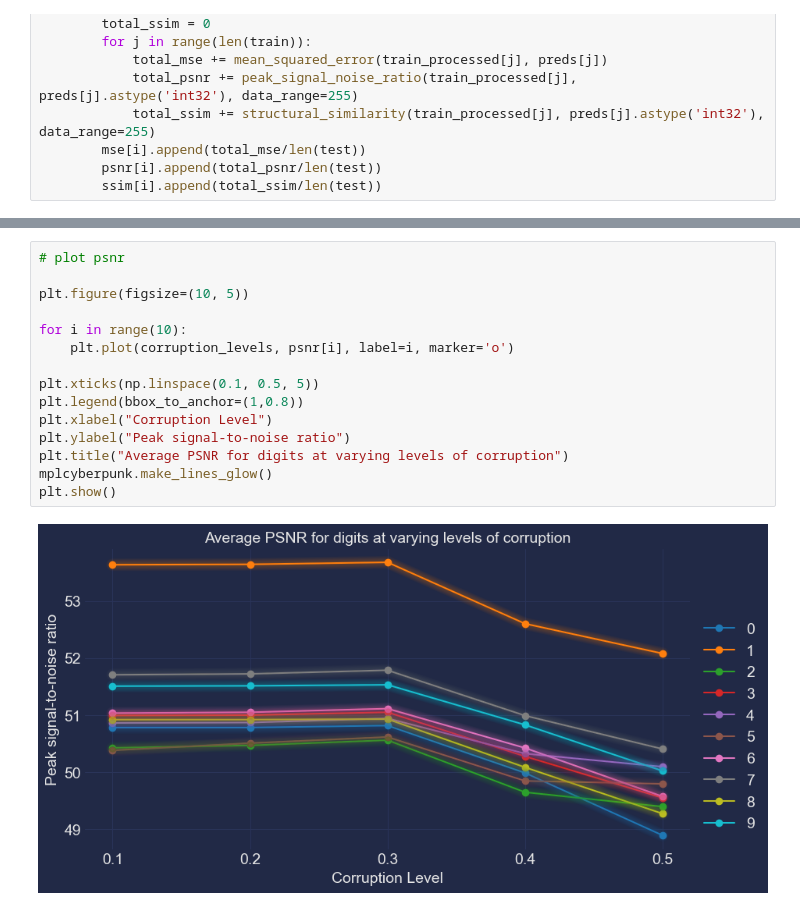
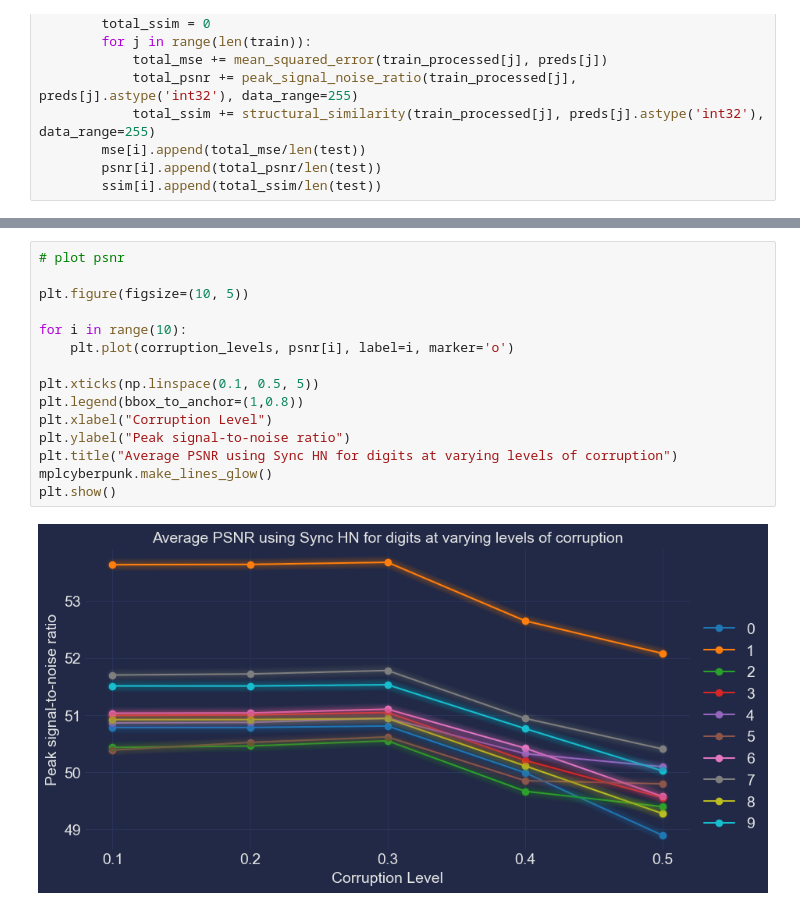
Before and after one commit to arpita2512/hopfield_experiments, a Jupyter notebook: Hopfield_Evaluation.ipynb, the cells around one changed output, grey strips where cells are left out. Cells and saved outputs as stored; diff of their text form.

```diff
--- a/Hopfield_Evaluation.ipynb
+++ b/Hopfield_Evaluation.ipynb
@@ -140,20 +140,20 @@ plt.show()
 # %%
 # plot psnr
 
 plt.figure(figsize=(10, 5))
 
 for i in range(10):
     plt.plot(corruption_levels, psnr[i], label=i, marker='o')
 
 plt.xticks(np.linspace(0.1, 0.5, 5))
 plt.legend(bbox_to_anchor=(1,0.8))
 plt.xlabel("Corruption Level")
 plt.ylabel("Peak signal-to-noise ratio")
-plt.title("Average PSNR for digits at varying levels of corruption")
+plt.title("Average PSNR using Sync HN for digits at varying levels of corruption")
 mplcyberpunk.make_lines_glow()
 plt.show()
 # %% [output]
-[figure, old version]
+[figure, new version]
 # %%
 # plot ssim
 
```
Also changed, not shown: parts of 4 cells of this notebook, 1 other file.
